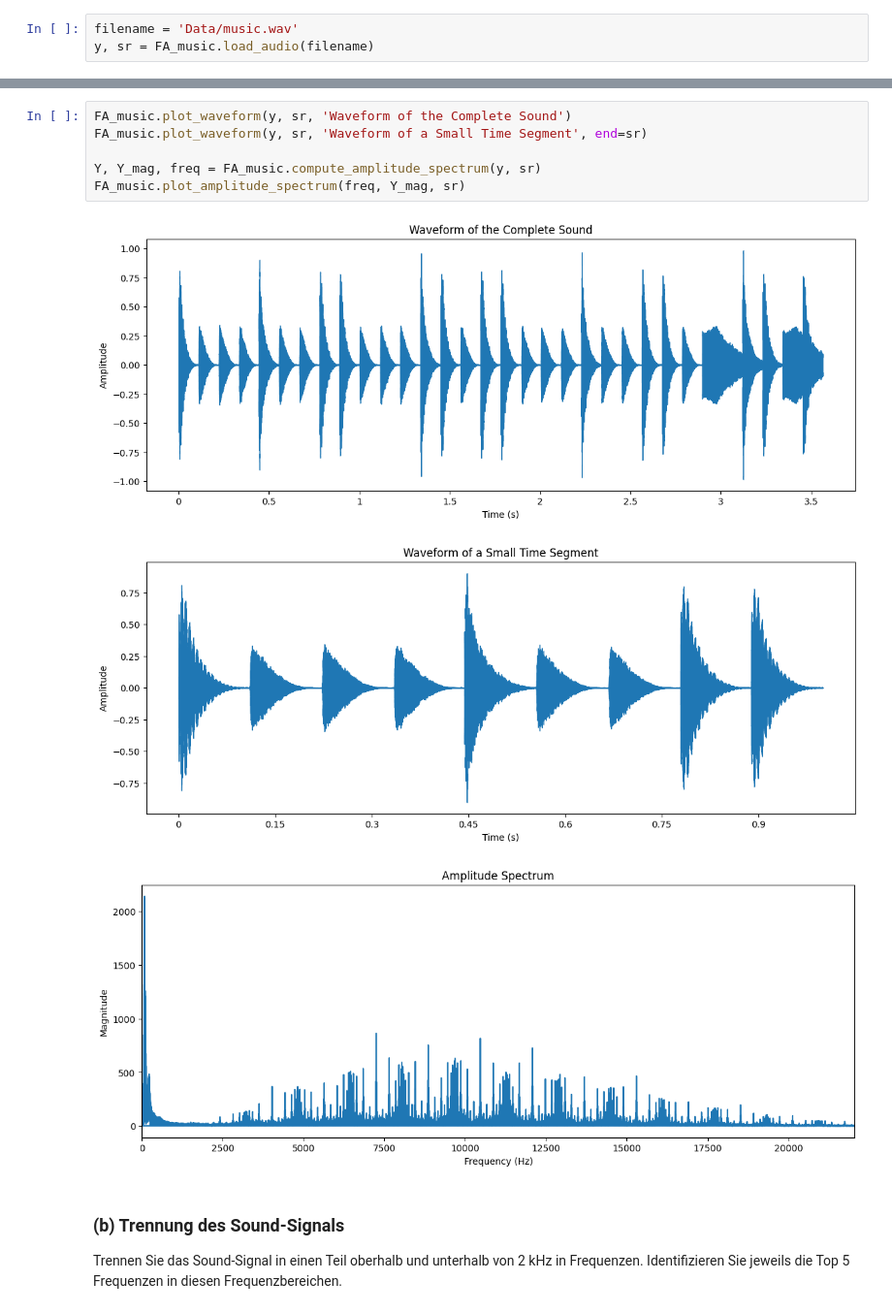
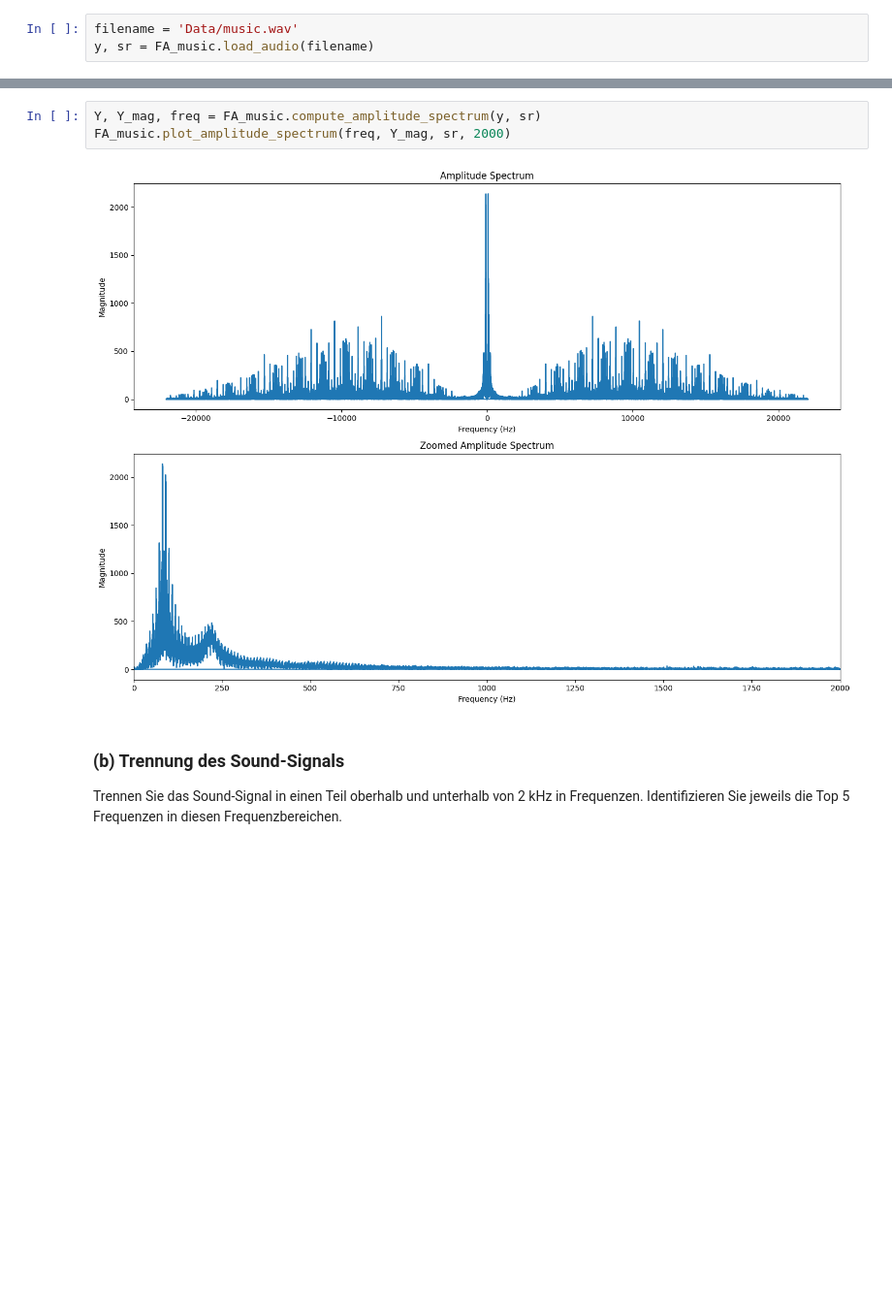
Before and after one commit to infamousperi/FourierTransformation, a Jupyter notebook: MC2.ipynb, the cells around one changed output, grey strips where cells are left out. Shown at 97% size. Cells and saved outputs as stored; diff of their text form; blank space fills up the shorter version.

Commit message:
added more plots to task 3

```diff
--- a/MC2.ipynb
+++ b/MC2.ipynb
@@ -193,13 +201,8 @@ y, sr = FA_music.load_audio(filename)
 # %%
-FA_music.plot_waveform(y, sr, 'Waveform of the Complete Sound')
-FA_music.plot_waveform(y, sr, 'Waveform of a Small Time Segment', end=sr)
-
 Y, Y_mag, freq = FA_music.compute_amplitude_spectrum(y, sr)
-FA_music.plot_amplitude_spectrum(freq, Y_mag, sr)
+FA_music.plot_amplitude_spectrum(freq, Y_mag, sr, 2000)
 # %% [output]
-[figure, old version]
+[figure, new version]
-[figure, removed]
-[figure, removed]
 # %% [markdown]
 ### (b) Trennung des Sound-Signals
 Trennen Sie das Sound-Signal in einen Teil oberhalb und unterhalb von 2 kHz in Frequenzen. Identifizieren Sie jeweils die Top 5 Frequenzen in diesen Frequenzbereichen.
```
Also changed, not shown: parts of 4 cells of this notebook, 1 other file.
